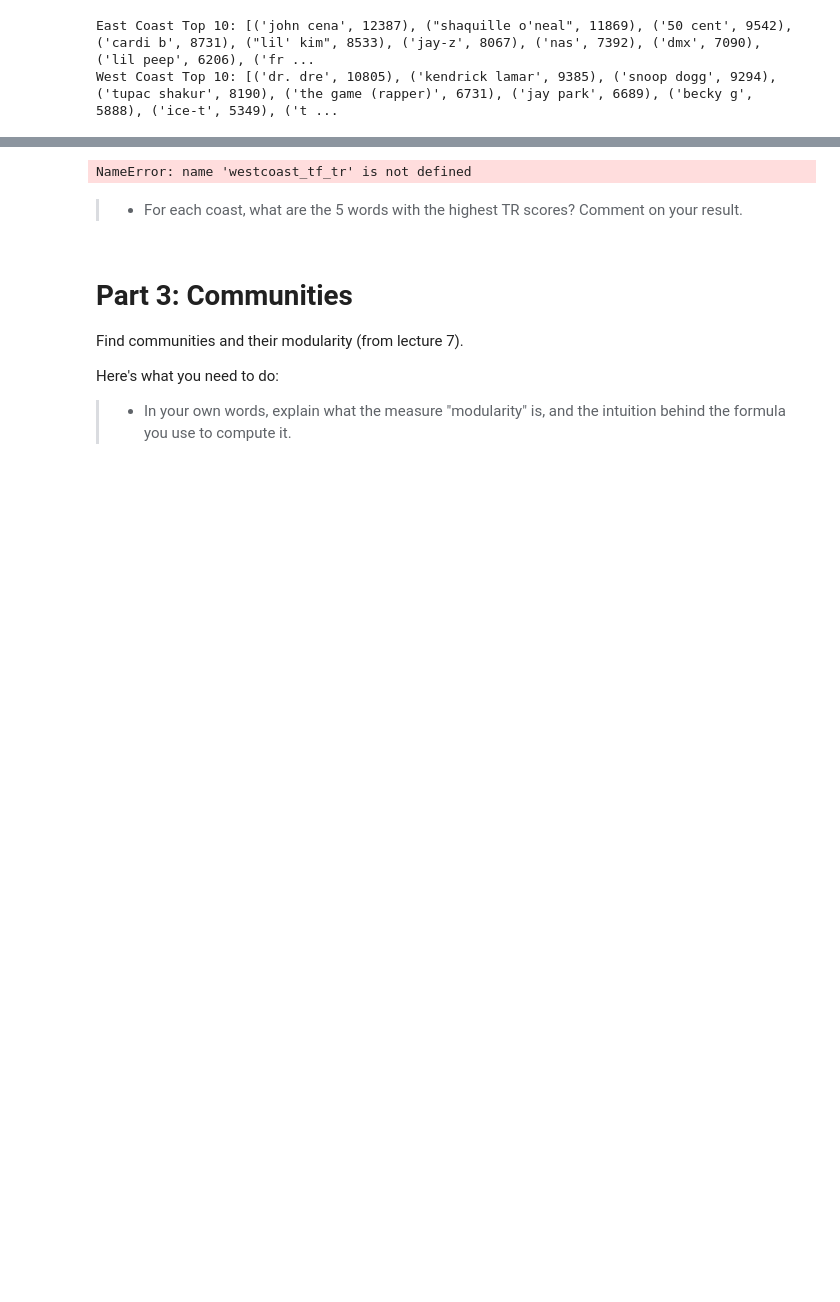
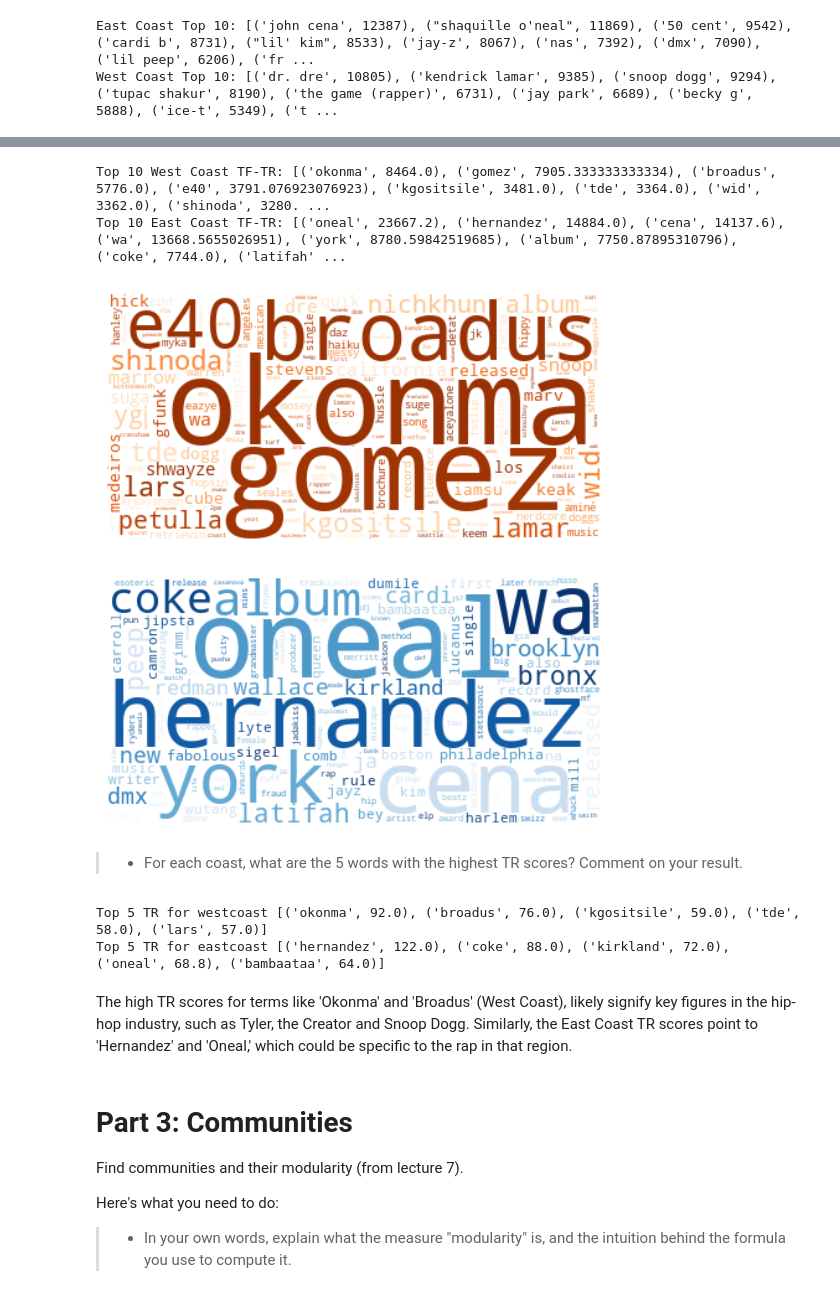
Before and after one commit to danielsanuwich/socialgraphs2023, a Jupyter notebook: Assignment2.ipynb, the cells around one changed output, grey strips where cells are left out. Drawn from its saved outputs; the diff is of its cells as text; code cells hidden in the pictures; blank space fills up the shorter version.

```diff
--- a/Assignment2.ipynb
+++ b/Assignment2.ipynb
@@ -365,3 +406,33 @@ ModuleNotFoundError: No module named 'nltk'
+# %%
+from collections import Counter
+
+def calculate_tr_weights(tf_list1, tf_list2, c=1):
+    tr_weights = {}
+    for token in tf_list1.keys():
+        tr_weights[token] = tf_list1[token] / (tf_list2.get(token, 0) + c)
+    return tr_weights
+
+def calculate_tf_tr(tf_list, tr_weights):
+    tf_tr = Counter()
+    for token, tf in tf_list.items():
+        tf_tr[token] = tf * tr_weights.get(token, 1)
+    return tf_tr
+
+# Given eastcoast_tf_list and westcoast_tf_list from previous code
+
+# Calculate TR weights
+westcoast_tr_weights = calculate_tr_weights(westcoast_tf_list, eastcoast_tf_list)
+eastcoast_tr_weights = calculate_tr_weights(eastcoast_tf_list, westcoast_tf_list)
+
+# Calculate TF-TR
+westcoast_tf_tr = calculate_tf_tr(westcoast_tf_list, westcoast_tr_weights)
+eastcoast_tf_tr = calculate_tf_tr(eastcoast_tf_list, eastcoast_tr_weights)
+
+print("Top 10 West Coast TF-TR:", westcoast_tf_tr.most_common(10))
+print("Top 10 East Coast TF-TR:", eastcoast_tf_tr.most_common(10))
+# %% [output]
+Top 10 West Coast TF-TR: [('okonma', 8464.0), ('gomez', 7905.333333333334), ('broadus', 5776.0), ('e40', 3791.076923076923), ('kgositsile', 3481.0), ('tde', 3364.0), ('wid', 3362.0), ('shinoda', 3280. ...
+Top 10 East Coast TF-TR: [('oneal', 23667.2), ('hernandez', 14884.0), ('cena', 14137.6), ('wa', 13668.5655026951), ('york', 8780.59842519685), ('album', 7750.87895310796), ('coke', 7744.0), ('latifah' ...
 # %%
 import math
 
@@ -375,19 +446,20 @@ def create_word_cloud_string(tf_tr_list):
 
 westcoast_word_cloud_str = create_word_cloud_string(westcoast_tf_tr)
 eastcoast_word_cloud_str = create_word_cloud_string(eastcoast_tf_tr)
-# %% [output]
-NameError: name 'westcoast_tf_tr' is not defined
 # %%
-import wordcloud
+from wordcloud import WordCloud
 import matplotlib.pyplot as plt
 
-def create_word_cloud(text):
-    wc = wordcloud.WordCloud().generate(text)
+def create_word_cloud(text, color):
+    wc = WordCloud(background_color="white", colormap=color).generate_from_frequencies(text)
     plt.imshow(wc, interpolation='bilinear')
     plt.axis("off")
     plt.show()
 
-create_word_cloud(westcoast_word_cloud_str)
-create_word_cloud(eastcoast_word_cloud_str)
+create_word_cloud(westcoast_tf_tr, "Oranges")
+create_word_cloud(eastcoast_tf_tr, "Blues")
+# %% [output]
+[figure, added]
+[figure, added]
 # %% [markdown]
 > * For each coast, what are the 5 words with the highest TR scores? Comment on your result.
@@ -398,3 +466,15 @@ top_5_east = eastcoast_tf_tr.most_common(5)
+# %%
+# Sort and get the top 5 TR weights for each coast
+sorted_westcoast_tr_weights = sorted(westcoast_tr_weights.items(), key=lambda x: x[1], reverse=True)[:5]
+sorted_eastcoast_tr_weights = sorted(eastcoast_tr_weights.items(), key=lambda x: x[1], reverse=True)[:5]
+
+print("Top 5 TR for westcoast", sorted_westcoast_tr_weights)
+print("Top 5 TR for eastcoast", sorted_eastcoast_tr_weights)
+# %% [output]
+Top 5 TR for westcoast [('okonma', 92.0), ('broadus', 76.0), ('kgositsile', 59.0), ('tde', 58.0), ('lars', 57.0)]
+Top 5 TR for eastcoast [('hernandez', 122.0), ('coke', 88.0), ('kirkland', 72.0), ('oneal', 68.8), ('bambaataa', 64.0)]
+# %% [markdown]
+The high TR scores for terms like 'Okonma' and 'Broadus' (West Coast), likely signify key figures in the hip-hop industry, such as Tyler, the Creator and Snoop Dogg. Similarly, the East Coast TR scores point to 'Hernandez' and 'Oneal,' which could be specific to the rap in that region.
 # %% [markdown]
 # Part 3: Communities
 
```
Also changed, not shown: parts of 10 cells of this notebook, 1 other file.
